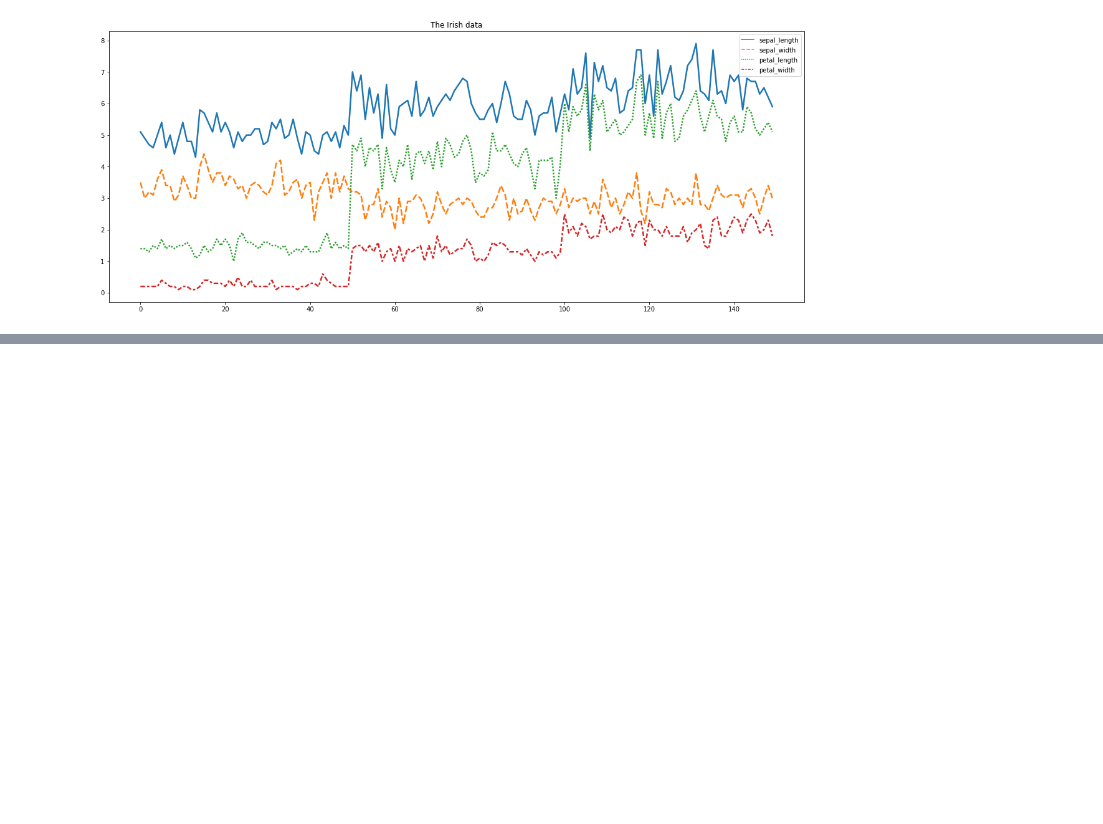
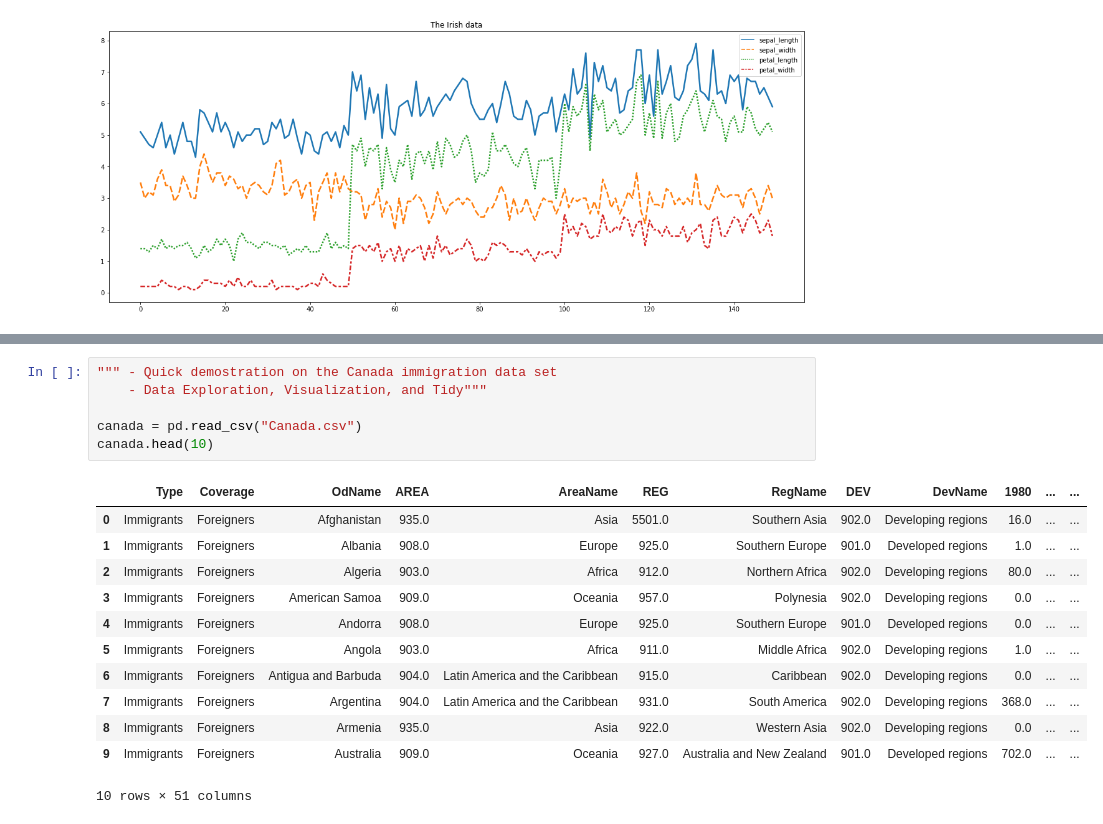
Before and after one commit to jackyhuynh/Data_Visualization_using_Python_Seaborn, a Jupyter notebook: Untitled.ipynb, the cells around one changed output, grey strips where cells are left out. Drawn from its saved outputs; the diff is of its cells as text; blank space fills up the shorter version.

```diff
--- a/Untitled.ipynb
+++ b/Untitled.ipynb
@@ -147,0 +157,19 @@ plt.show()
+# %%
+""" - Quick demostration on the Canada immigration data set
+    - Data Exploration, Visualization, and Tidy"""
+
+canada = pd.read_csv("Canada.csv")
+canada.head(10)
+# %% [output]
+|  | Type | Coverage | OdName | AREA | AreaName | REG | RegName | DEV | DevName | 1980 | ... | ... |
+| 0 | Immigrants | Foreigners | Afghanistan | 935.0 | Asia | 5501.0 | Southern Asia | 902.0 | Developing regions | 16.0 | ... | ... |
+| 1 | Immigrants | Foreigners | Albania | 908.0 | Europe | 925.0 | Southern Europe | 901.0 | Developed regions | 1.0 | ... | ... |
+| 2 | Immigrants | Foreigners | Algeria | 903.0 | Africa | 912.0 | Northern Africa | 902.0 | Developing regions | 80.0 | ... | ... |
+| 3 | Immigrants | Foreigners | American Samoa | 909.0 | Oceania | 957.0 | Polynesia | 902.0 | Developing regions | 0.0 | ... | ... |
+| 4 | Immigrants | Foreigners | Andorra | 908.0 | Europe | 925.0 | Southern Europe | 901.0 | Developed regions | 0.0 | ... | ... |
+| 5 | Immigrants | Foreigners | Angola | 903.0 | Africa | 911.0 | Middle Africa | 902.0 | Developing regions | 1.0 | ... | ... |
+| 6 | Immigrants | Foreigners | Antigua and Barbuda | 904.0 | Latin America and the Caribbean | 915.0 | Caribbean | 902.0 | Developing regions | 0.0 | ... | ... |
+| 7 | Immigrants | Foreigners | Argentina | 904.0 | Latin America and the Caribbean | 931.0 | South America | 902.0 | Developing regions | 368.0 | ... | ... |
+| 8 | Immigrants | Foreigners | Armenia | 935.0 | Asia | 922.0 | Western Asia | 902.0 | Developing regions | 0.0 | ... | ... |
+| 9 | Immigrants | Foreigners | Australia | 909.0 | Oceania | 927.0 | Australia and New Zealand | 901.0 | Developed regions | 702.0 | ... | ... |
+10 rows × 51 columns
```
Also changed, not shown: parts of 7 cells of this notebook, 3 other files.
